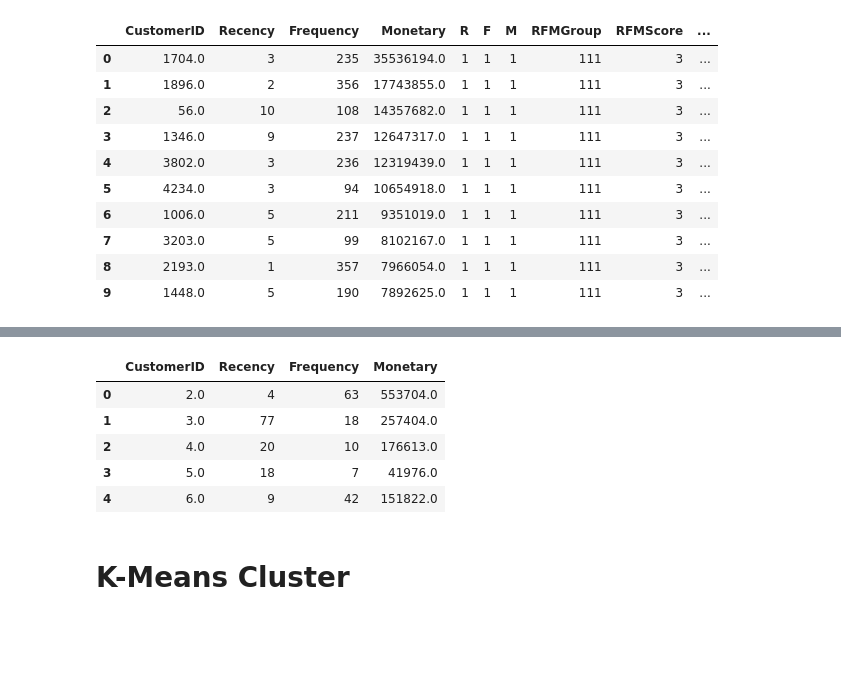
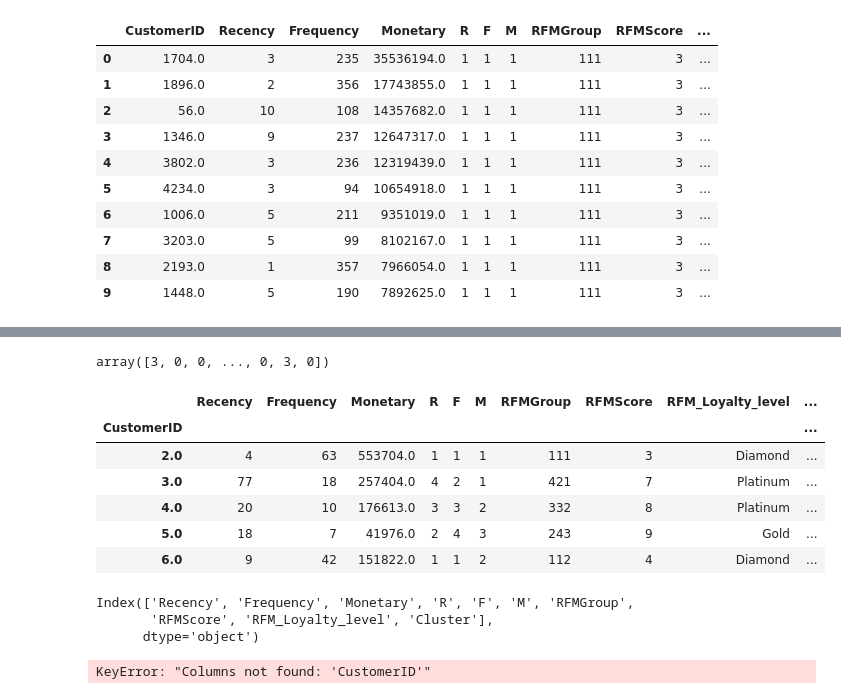
Before and after one commit to nil211/Ecom, a Jupyter notebook: Ecommerce_Analytics_31st_July_2022.ipynb, the cells around one changed output, grey strips where cells are left out. Saved outputs shown, nothing was run; the diff lists cells and outputs as text; code cells hidden in the pictures; blank space fills up the shorter version.

```diff
--- a/Ecommerce_Analytics_31st_July_2022.ipynb
+++ b/Ecommerce_Analytics_31st_July_2022.ipynb
@@ -453,13 +568,31 @@ RFMScores['Monetary'] = [handle_neg_n_zero(x) for x in RFMScores.Monetary]
+# %%
+y_kmeans= km.fit_predict(scaled_data)
+# %%
+y_kmeans
+# %% [output]
+array([3, 0, 0, ..., 0, 3, 0])
 # %%
-RFMScores = RFMScores.reset_index()
+RFMScores['Cluster']= km.labels_
+RFMScores.head()
+# %% [output]
+|  | Recency | Frequency | Monetary | R | F | M | RFMGroup | RFMScore | RFM_Loyalty_level | ... |
+| CustomerID |  |  |  |  |  |  |  |  |  | ... |
+| 2.0 | 4 | 63 | 553704.0 | 1 | 1 | 1 | 111 | 3 | Diamond | ... |
+| 3.0 | 77 | 18 | 257404.0 | 4 | 2 | 1 | 421 | 7 | Platinum | ... |
+| 4.0 | 20 | 10 | 176613.0 | 3 | 3 | 2 | 332 | 8 | Platinum | ... |
+| 5.0 | 18 | 7 | 41976.0 | 2 | 4 | 3 | 243 | 9 | Gold | ... |
+| 6.0 | 9 | 42 | 151822.0 | 1 | 1 | 2 | 112 | 4 | Diamond | ... |
+# %%
+RFMScores.columns
+# %% [output]
+Index(['Recency', 'Frequency', 'Monetary', 'R', 'F', 'M', 'RFMGroup',
+       'RFMScore', 'RFM_Loyalty_level', 'Cluster'],
+      dtype='object')
 # %%
-RFMScores1 = RFMScores.iloc[:,0:4]
+# find centroid value per cluster
+
+#centroid_df = RFMScores.groupby('Cluster')[['Recency','Frequency', 'Monetary', 'CustomerID']].agg({'Recency':'mean','Frequency':'mean','Monetary':'mean','CustomerID':'nunique'}).reset_index()
+# %% [output]
+KeyError: "Columns not found: 'CustomerID'"
 # %%
-RFMScores1.head()
+RFMScores.to_excel('RFMScores.xlsx')
-# %% [output]
-|  | CustomerID | Recency | Frequency | Monetary |
-| 0 | 2.0 | 4 | 63 | 553704.0 |
-| 1 | 3.0 | 77 | 18 | 257404.0 |
-| 2 | 4.0 | 20 | 10 | 176613.0 |
-| 3 | 5.0 | 18 | 7 | 41976.0 |
-| 4 | 6.0 | 9 | 42 | 151822.0 |
@@ -469,3 +599 @@ RFMScores1.head()
-# %% [markdown]
-# K-Means Cluster
 # %%
```
Also changed, not shown: parts of 31 cells of this notebook, 2 other files.
